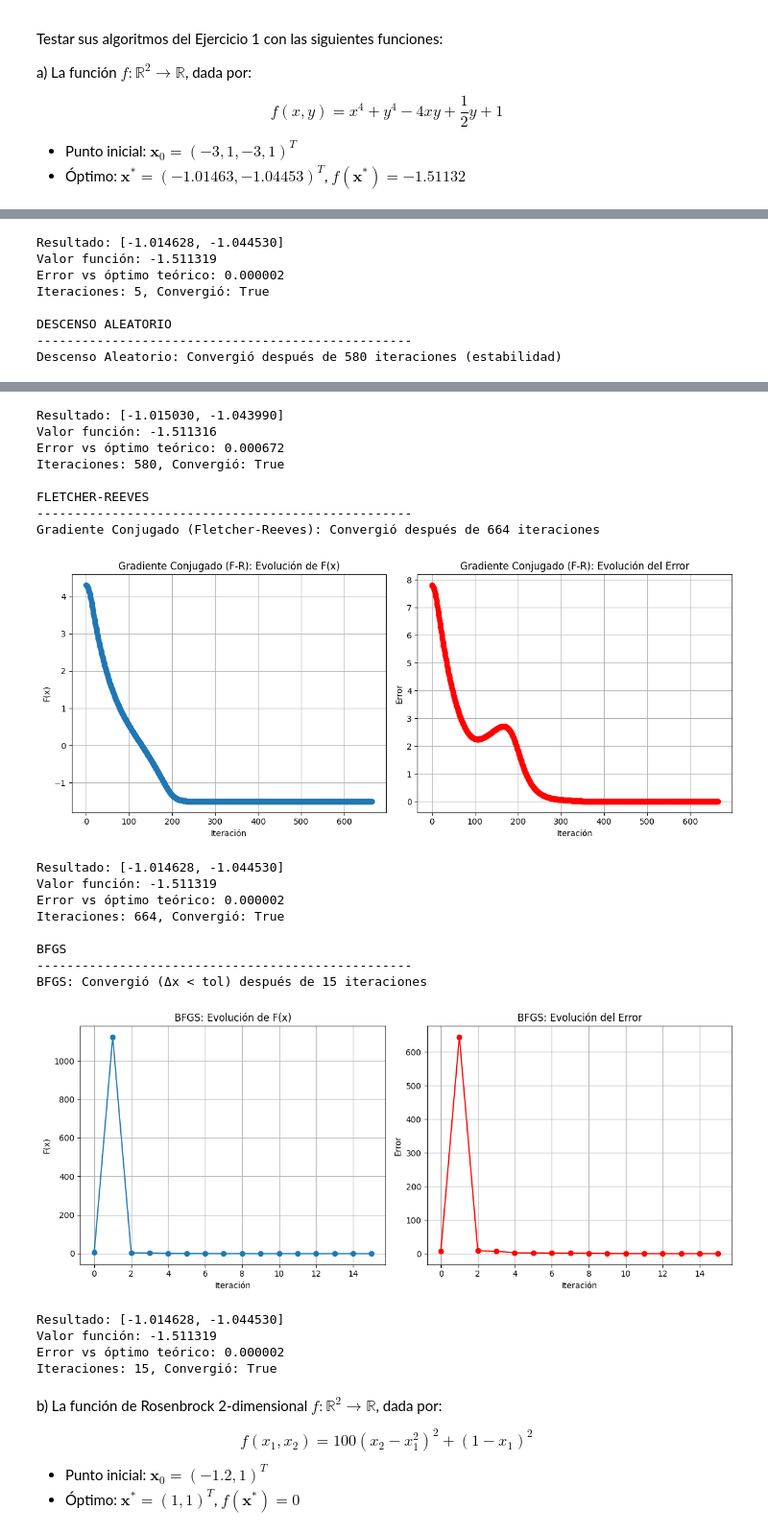
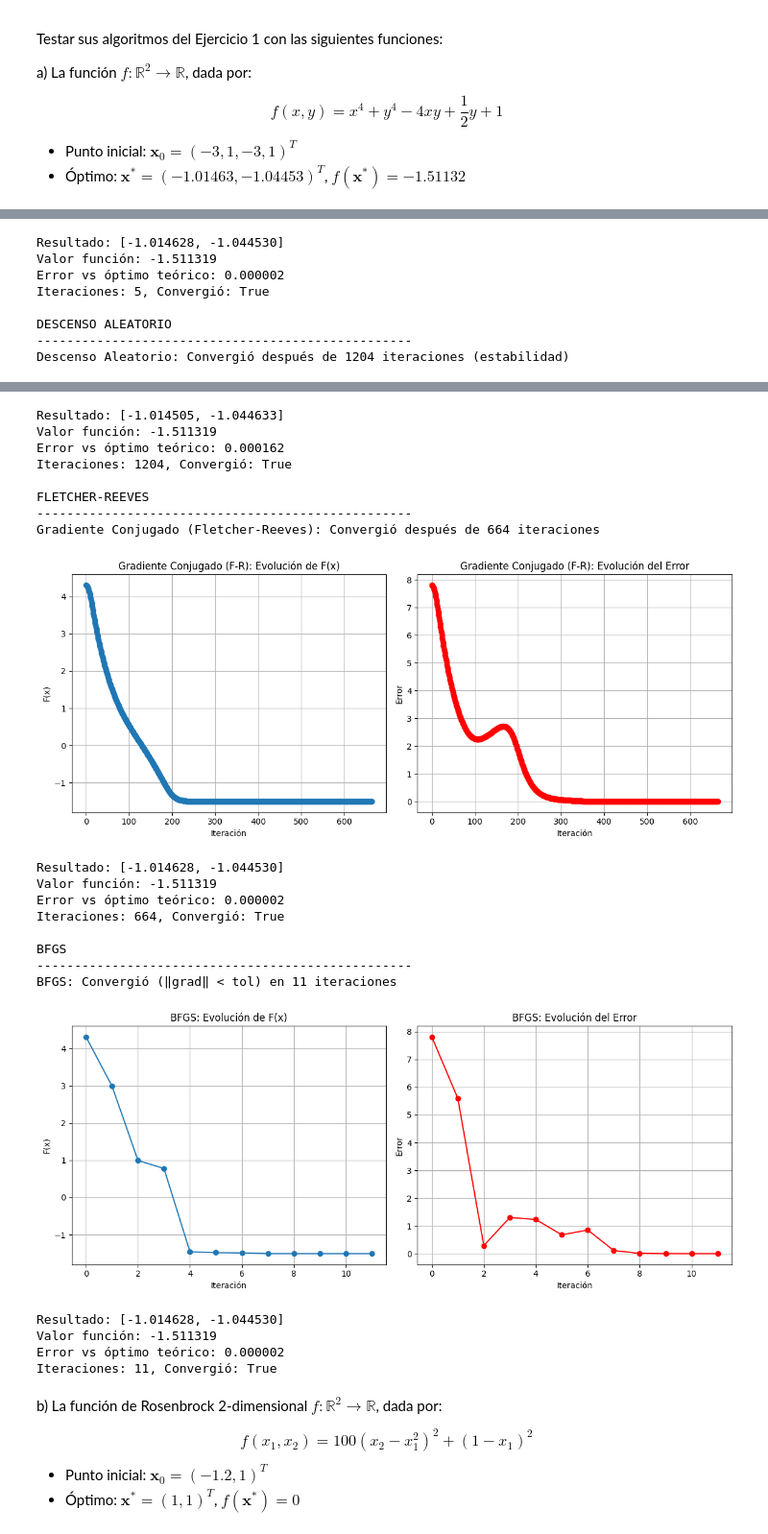
Before and after one commit to donmatthiuz/ModelacionSimu, a Jupyter notebook: problema1-2.ipynb, the cells around one changed output, grey strips where cells are left out. Shown at 96% size. Saved outputs shown, nothing was run; the diff lists cells and outputs as text; code cells hidden in the pictures.

```diff
--- a/problema1-2.ipynb
+++ b/problema1-2.ipynb
@@ -571,6 +536,13 @@ def funcion_a_grad(x):
     dfdy = 4*x[1]**3 - 4*x[0] + 0.5
     return np.array([dfdx, dfdy])
 
+def funcion_a_hess(x):
+    # Hessiano para función a
+    x = np.clip(x, -50, 50)
+    d2fdx2 = 12*x[0]**2
+    d2fdy2 = 12*x[1]**2
+    d2fdxdy = -4
+    return np.array([[d2fdx2, d2fdxdy], [d2fdxdy, d2fdy2]])
 
 def test_funcion_a_completo():
     """Prueba la función f(x,y) = x⁴ + y⁴ - 4xy + (1/2)y + 1 con todos los métodos"""
@@ -685,4 +657,4 @@ Iteraciones: 5, Convergió: True
 
 DESCENSO ALEATORIO
 --------------------------------------------------
-Descenso Aleatorio: Convergió después de 580 iteraciones (estabilidad)
+Descenso Aleatorio: Convergió después de 1204 iteraciones (estabilidad)
@@ -690,25 +662,25 @@ Descenso Aleatorio: Convergió después de 580 iteraciones (estabilidad)
-Resultado: [-1.015030, -1.043990]
-Valor función: -1.511316
-Error vs óptimo teórico: 0.000672
-Iteraciones: 580, Convergió: True
+Resultado: [-1.014505, -1.044633]
+Valor función: -1.511319
+Error vs óptimo teórico: 0.000162
+Iteraciones: 1204, Convergió: True
 
 FLETCHER-REEVES
 --------------------------------------------------
 Gradiente Conjugado (Fletcher-Reeves): Convergió después de 664 iteraciones
 [figure]
 Resultado: [-1.014628, -1.044530]
 Valor función: -1.511319
 Error vs óptimo teórico: 0.000002
 Iteraciones: 664, Convergió: True
 
 BFGS
 --------------------------------------------------
-BFGS: Convergió (Δx < tol) después de 15 iteraciones
+BFGS: Convergió (‖grad‖ < tol) en 11 iteraciones
-[figure, old version]
+[figure, new version]
 Resultado: [-1.014628, -1.044530]
 Valor función: -1.511319
 Error vs óptimo teórico: 0.000002
-Iteraciones: 15, Convergió: True
+Iteraciones: 11, Convergió: True
 # %% [markdown]
 
 b) La función de Rosenbrock 2-dimensional $f : \mathbb{R}^2 \to \mathbb{R}$, dada por:
```
Also changed, not shown: parts of 5 cells of this notebook.
